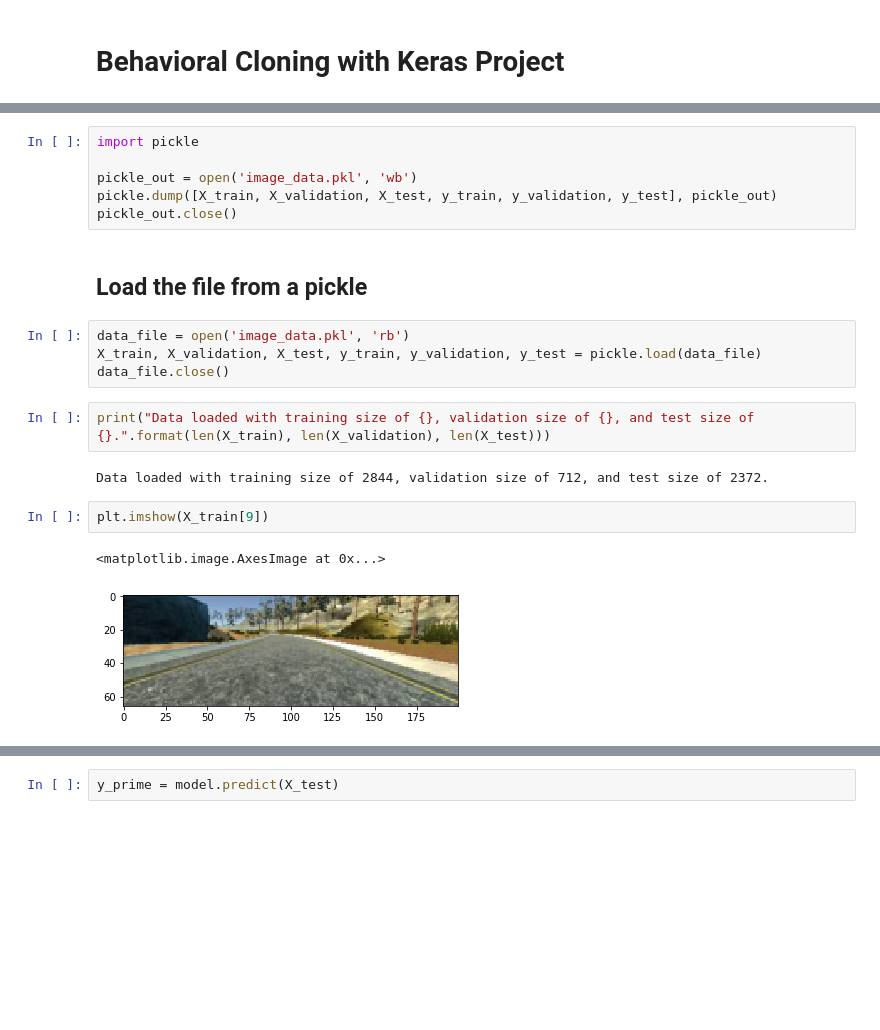
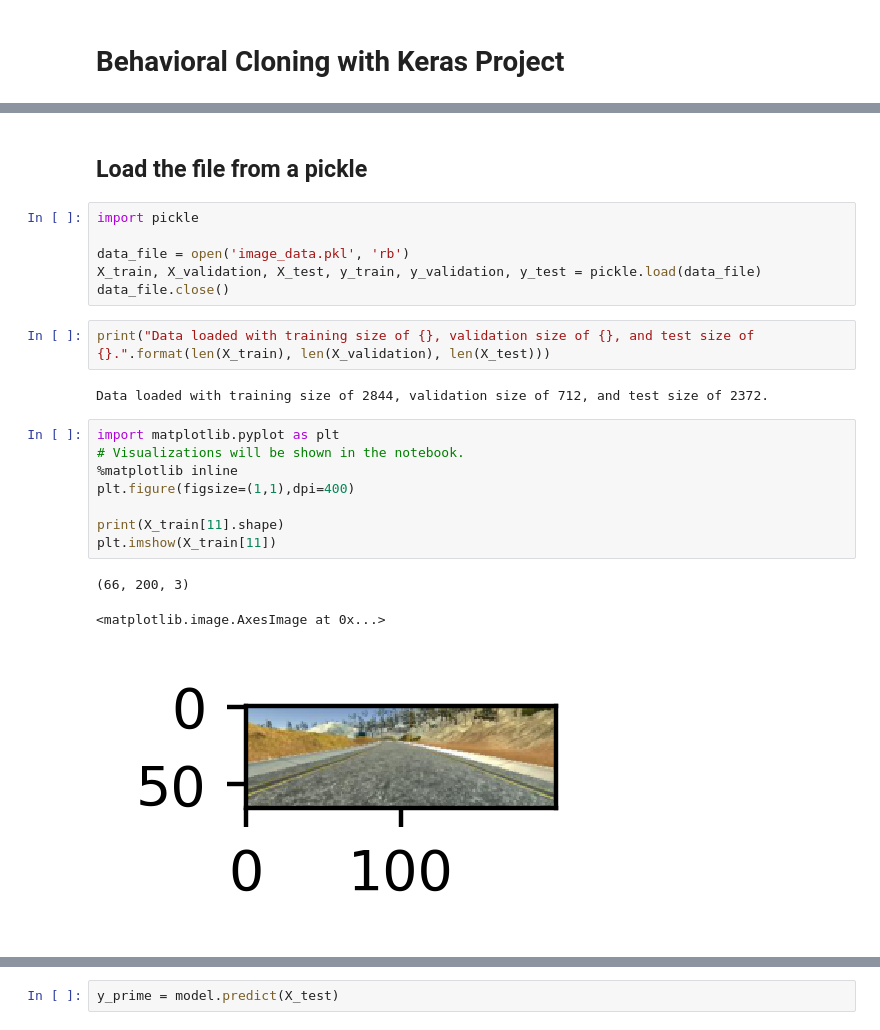
Before and after one commit to asadquraishi/behavioral_cloning_keras_project, a Jupyter notebook: behavioral_cloning_keras_project copy.ipynb, the cells around one changed output, grey strips where cells are left out. Saved outputs shown, nothing was run; the diff lists cells and outputs as text; blank space fills up the shorter version.

Commit message:
Completed split of preprocessing and training

```diff
--- a/behavioral_cloning_keras_project copy.ipynb
+++ b/behavioral_cloning_keras_project copy.ipynb
@@ -177,12 +3,8 @@ Train size 2844, validation size 712, test size 2372
-# %%
-import pickle
-
-pickle_out = open('image_data.pkl', 'wb')
-pickle.dump([X_train, X_validation, X_test, y_train, y_validation, y_test], pickle_out)
-pickle_out.close()
 # %% [markdown]
 ## Load the file from a pickle
 # %%
+import pickle
+
 data_file = open('image_data.pkl', 'rb')
 X_train, X_validation, X_test, y_train, y_validation, y_test = pickle.load(data_file)
 data_file.close()
@@ -190,11 +12,18 @@ data_file.close()
 print("Data loaded with training size of {}, validation size of {}, and test size of {}.".format(len(X_train), len(X_validation), len(X_test)))
 # %% [output]
 Data loaded with training size of 2844, validation size of 712, and test size of 2372.
-# %%
-plt.imshow(X_train[9])
-# %% [output]
-<matplotlib.image.AxesImage at 0x...>
-[figure, removed]
+# %%
+import matplotlib.pyplot as plt
+# Visualizations will be shown in the notebook.
+%matplotlib inline
+plt.figure(figsize=(1,1),dpi=400)
+
+print(X_train[11].shape)
+plt.imshow(X_train[11])
+# %% [output]
+(66, 200, 3)
+<matplotlib.image.AxesImage at 0x...>
+[figure, added]
 # %%
 plt.imshow(X_validation[11])
 # %% [output]
```
Also changed, not shown: parts of 35 cells of this notebook, 2 other files.
